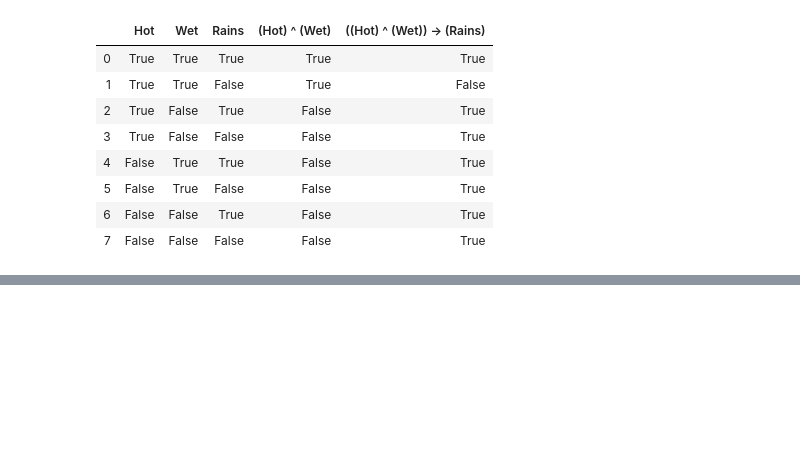
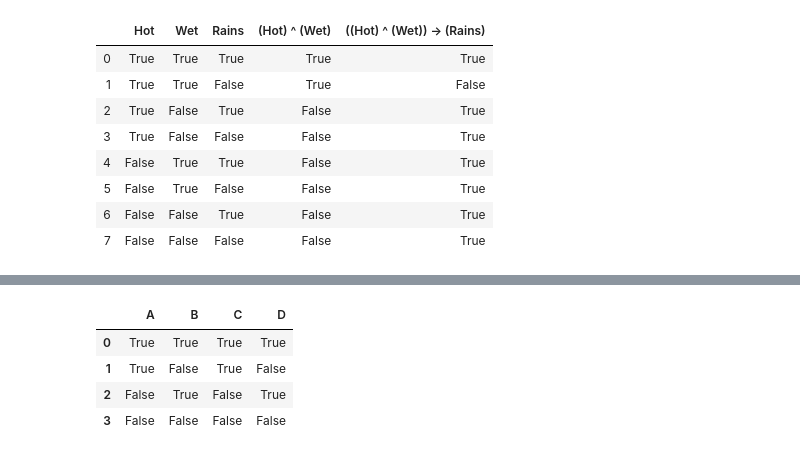
Before and after one commit to leomariga/pyTruthTable, a Jupyter notebook: logictable.ipynb, the cells around one changed output, grey strips where cells are left out. Cells and saved outputs as stored; diff of their text form; code cells hidden in the pictures; blank space fills up the shorter version.

```diff
--- a/logictable.ipynb
+++ b/logictable.ipynb
@@ -333,0 +386,21 @@ tt.append("implies", 3, "Rains")
+# %%
+import pyTruthTable as ptt
+import pandas as pd
+
+# Initialize truth table
+tt = ptt.PyTruthTable(["A", "B"])
+
+# Define your dataframe
+dataf = pd.DataFrame({'C':[True, True, False, False],
+                   'D':[True, False, True, False]})
+
+# Append the new df
+tt.append_df(dataf)
+
+tt.table_df
+# %% [output]
+|  | A | B | C | D |
+| 0 | True | True | True | True |
+| 1 | True | False | True | False |
+| 2 | False | True | False | True |
+| 3 | False | False | False | False |
```
Also changed, not shown: parts of 5 cells of this notebook, 9 other files.
